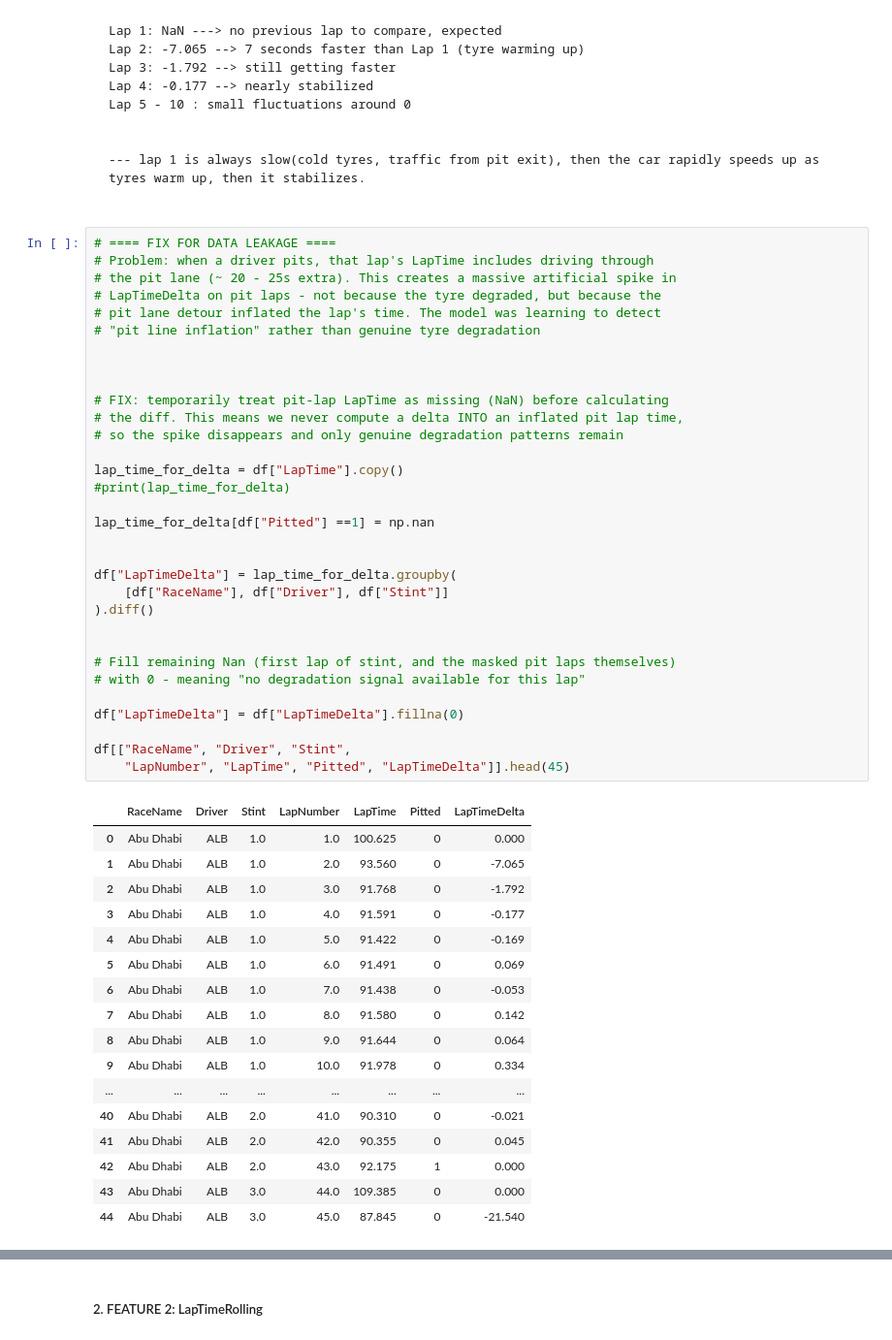
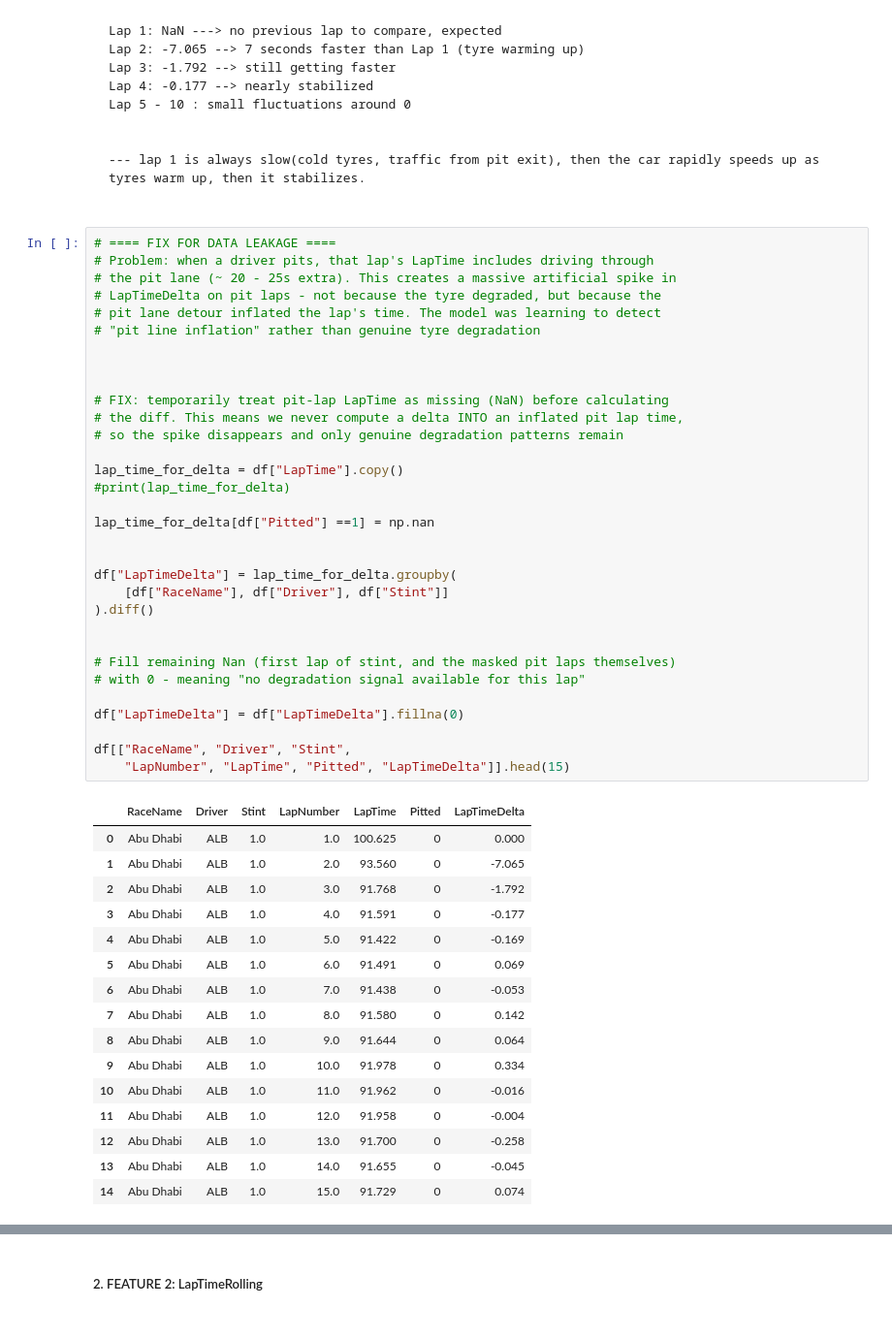
Before and after one commit to the-liyanage/f1-strategy-optimizer, a Jupyter notebook: notebooks/02_feature_engineering.ipynb.ipynb, the cells around one changed output, grey strips where cells are left out. Shown at 97% size. Drawn from its saved outputs; the diff is of its cells as text.

```diff
--- a/notebooks/02_feature_engineering.ipynb.ipynb
+++ b/notebooks/02_feature_engineering.ipynb.ipynb
@@ -367,37 +367,36 @@ Lap 5 - 10 : small fluctuations around 0
 
 lap_time_for_delta = df["LapTime"].copy()
 #print(lap_time_for_delta)
 
 lap_time_for_delta[df["Pitted"] ==1] = np.nan
 
 
 df["LapTimeDelta"] = lap_time_for_delta.groupby(
     [df["RaceName"], df["Driver"], df["Stint"]]
 ).diff()
 
 
 # Fill remaining Nan (first lap of stint, and the masked pit laps themselves)
 # with 0 - meaning "no degradation signal available for this lap"
 
 df["LapTimeDelta"] = df["LapTimeDelta"].fillna(0)
 
 df[["RaceName", "Driver", "Stint",
-    "LapNumber", "LapTime", "Pitted", "LapTimeDelta"]].head(45)
+    "LapNumber", "LapTime", "Pitted", "LapTimeDelta"]].head(15)
 # %% [output]
 |  | RaceName | Driver | Stint | LapNumber | LapTime | Pitted | LapTimeDelta |
 | 0 | Abu Dhabi | ALB | 1.0 | 1.0 | 100.625 | 0 | 0.000 |
 | 1 | Abu Dhabi | ALB | 1.0 | 2.0 | 93.560 | 0 | -7.065 |
 | 2 | Abu Dhabi | ALB | 1.0 | 3.0 | 91.768 | 0 | -1.792 |
 | 3 | Abu Dhabi | ALB | 1.0 | 4.0 | 91.591 | 0 | -0.177 |
 | 4 | Abu Dhabi | ALB | 1.0 | 5.0 | 91.422 | 0 | -0.169 |
 | 5 | Abu Dhabi | ALB | 1.0 | 6.0 | 91.491 | 0 | 0.069 |
 | 6 | Abu Dhabi | ALB | 1.0 | 7.0 | 91.438 | 0 | -0.053 |
 | 7 | Abu Dhabi | ALB | 1.0 | 8.0 | 91.580 | 0 | 0.142 |
 | 8 | Abu Dhabi | ALB | 1.0 | 9.0 | 91.644 | 0 | 0.064 |
 | 9 | Abu Dhabi | ALB | 1.0 | 10.0 | 91.978 | 0 | 0.334 |
-| ... | ... | ... | ... | ... | ... | ... | ... |
-| 40 | Abu Dhabi | ALB | 2.0 | 41.0 | 90.310 | 0 | -0.021 |
-| 41 | Abu Dhabi | ALB | 2.0 | 42.0 | 90.355 | 0 | 0.045 |
-| 42 | Abu Dhabi | ALB | 2.0 | 43.0 | 92.175 | 1 | 0.000 |
-| 43 | Abu Dhabi | ALB | 3.0 | 44.0 | 109.385 | 0 | 0.000 |
-| 44 | Abu Dhabi | ALB | 3.0 | 45.0 | 87.845 | 0 | -21.540 |
+| 10 | Abu Dhabi | ALB | 1.0 | 11.0 | 91.962 | 0 | -0.016 |
+| 11 | Abu Dhabi | ALB | 1.0 | 12.0 | 91.958 | 0 | -0.004 |
+| 12 | Abu Dhabi | ALB | 1.0 | 13.0 | 91.700 | 0 | -0.258 |
+| 13 | Abu Dhabi | ALB | 1.0 | 14.0 | 91.655 | 0 | -0.045 |
+| 14 | Abu Dhabi | ALB | 1.0 | 15.0 | 91.729 | 0 | 0.074 |
```
Also changed, not shown: parts of 40 cells of this notebook.
